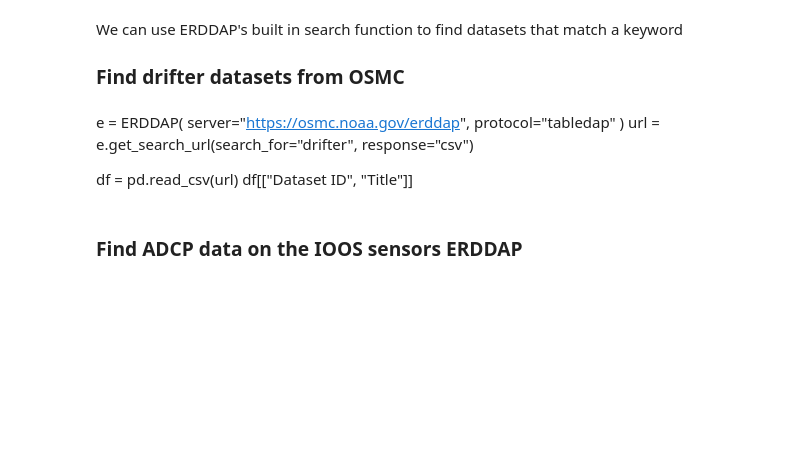
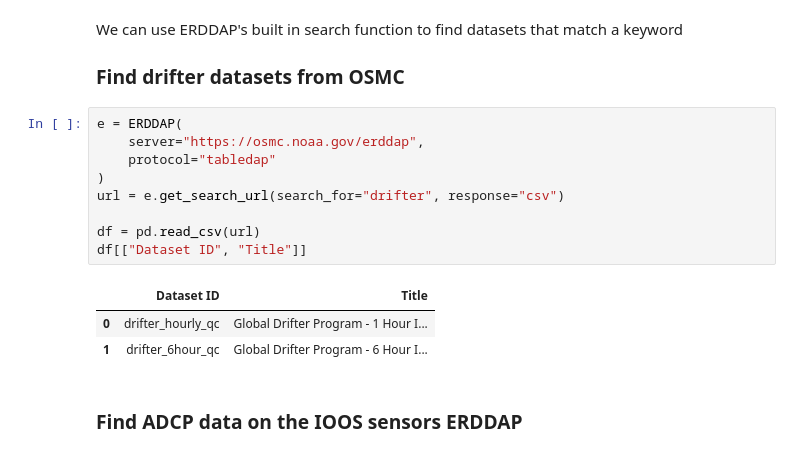
Before and after one commit to voto-ocean-knowledge/goos-erddap-demo, a Jupyter notebook: 01_search_and_filter.ipynb, the cells around one changed output. Cells and saved outputs as stored; diff of their text form; blank space fills up the shorter version.

```diff
--- a/01_search_and_filter.ipynb
+++ b/01_search_and_filter.ipynb
@@ -10,15 +10,19 @@ from tqdm.notebook import tqdm
 We can use ERDDAP's built in search function to find datasets that match a keyword
 
 ### Find drifter datasets from OSMC
-# %% [markdown]
-e = ERDDAP(
-    server="https://osmc.noaa.gov/erddap",
-    protocol="tabledap"
-)
-url = e.get_search_url(search_for="drifter", response="csv")
-
-df = pd.read_csv(url)
-df[["Dataset ID", "Title"]]
+# %%
+e = ERDDAP(
+    server="https://osmc.noaa.gov/erddap",
+    protocol="tabledap"
+)
+url = e.get_search_url(search_for="drifter", response="csv")
+
+df = pd.read_csv(url)
+df[["Dataset ID", "Title"]]
+# %% [output]
+|  | Dataset ID | Title |
+| 0 | drifter_hourly_qc | Global Drifter Program - 1 Hour I... |
+| 1 | drifter_6hour_qc | Global Drifter Program - 6 Hour I... |
 # %% [markdown]
 ### Find ADCP data on the IOOS sensors ERDDAP
 # %%
```
Also changed, not shown: parts of 4 cells of this notebook.
